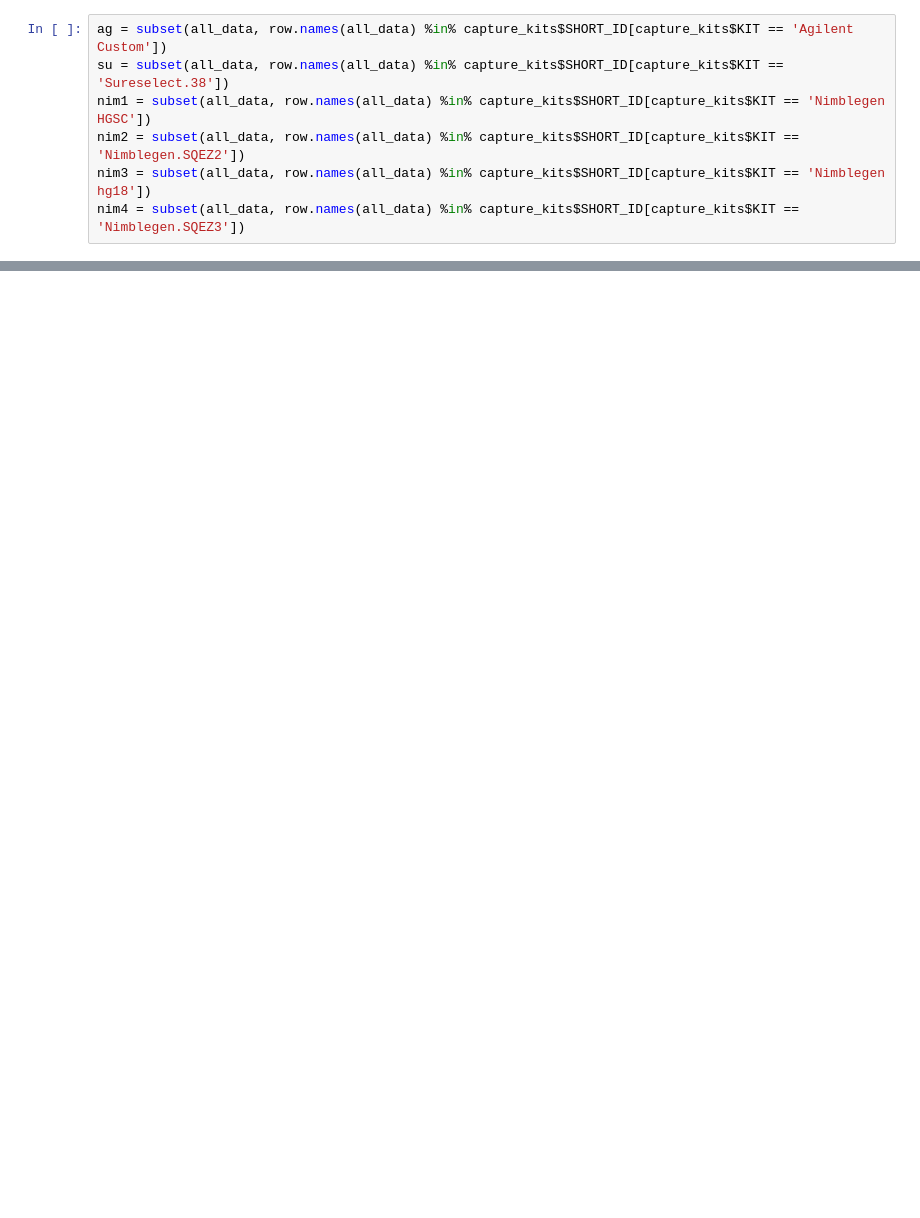
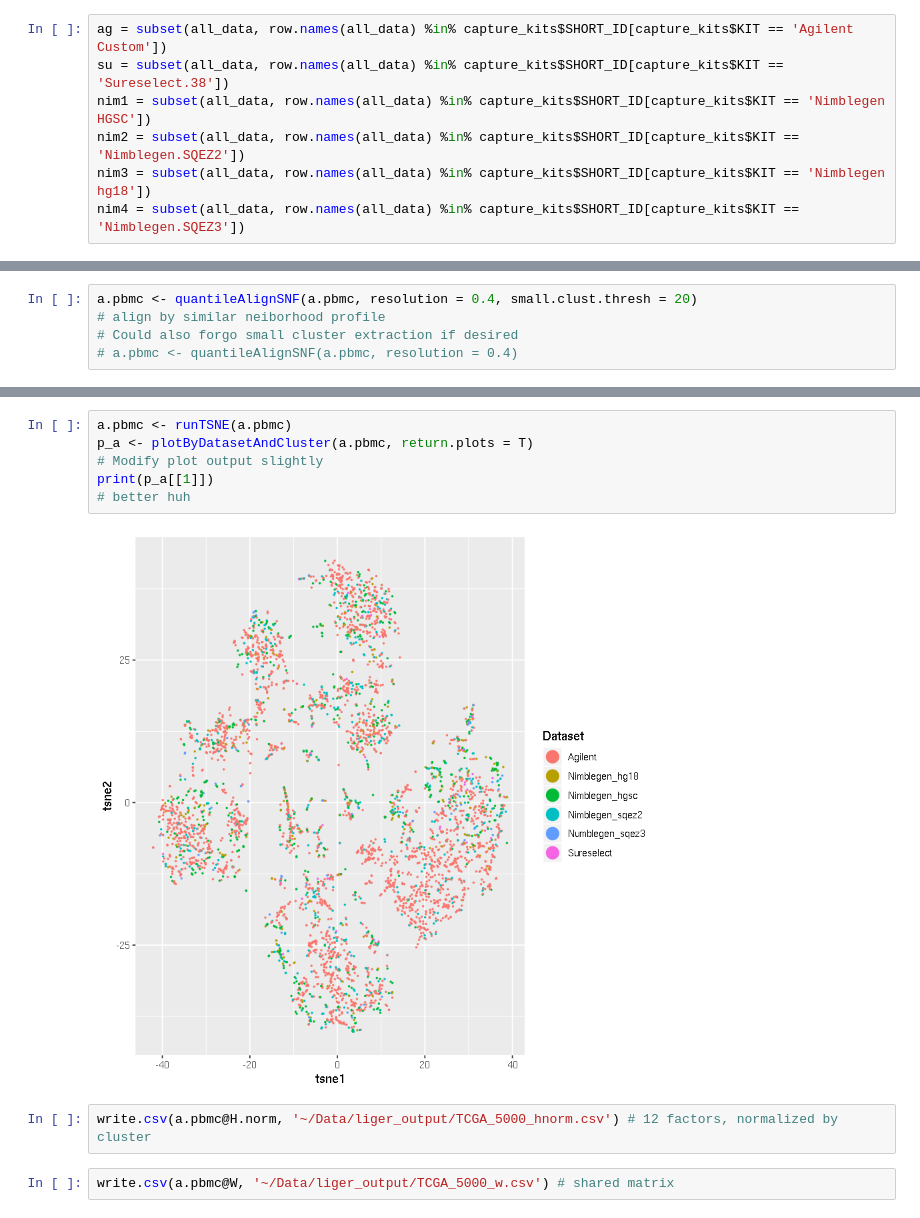
Before and after one commit to algaebrown/KIR_development, a Jupyter notebook: visualization/20190903_Liger_nor_read.ipynb, the cells around one changed output, grey strips where cells are left out. Saved outputs shown, nothing was run; the diff lists cells and outputs as text; blank space fills up the shorter version.

```diff
--- a/visualization/20190903_Liger_nor_read.ipynb
+++ b/visualization/20190903_Liger_nor_read.ipynb
@@ -50,0 +123,5 @@ Call `pkgbuild::check_build_tools(debug = TRUE)` to diagnose the problem.
+# %%
+a.pbmc <- quantileAlignSNF(a.pbmc, resolution = 0.4, small.clust.thresh = 20)
+# align by similar neiborhood profile
+# Could also forgo small cluster extraction if desired
+# a.pbmc <- quantileAlignSNF(a.pbmc, resolution = 0.4)
@@ -50,0 +150,12 @@ Call `pkgbuild::check_build_tools(debug = TRUE)` to diagnose the problem.
+# %%
+a.pbmc <- runTSNE(a.pbmc)
+p_a <- plotByDatasetAndCluster(a.pbmc, return.plots = T)
+# Modify plot output slightly
+print(p_a[[1]])
+# better huh
+# %% [output]
+[figure, added]
+# %%
+write.csv(a.pbmc@H.norm, '~/Data/liger_output/TCGA_5000_hnorm.csv') # 12 factors, normalized by cluster
+# %%
+write.csv(a.pbmc@W, '~/Data/liger_output/TCGA_5000_w.csv') # shared matrix
```
Also changed, not shown: parts of 28 cells of this notebook, 17 other files.
